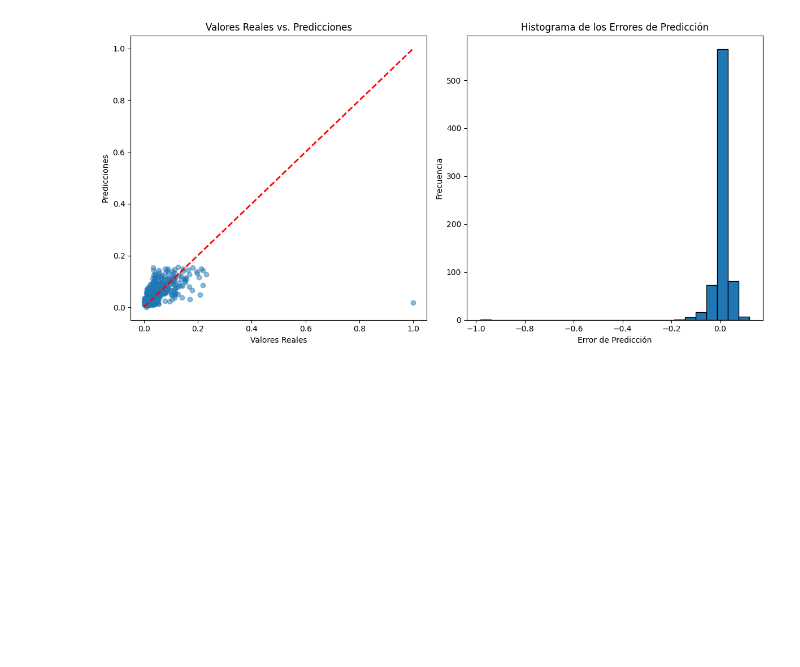
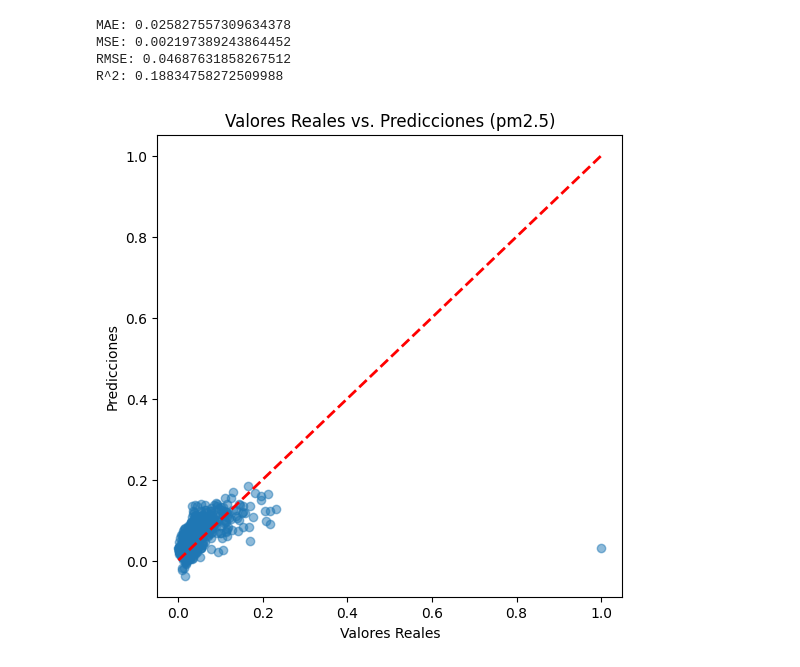
Before and after one commit to OmarMerino/Particulas_contaminantes_chillan, a Jupyter notebook: notebooks/model/regresion_pca.ipynb, the cells around one changed output. Saved outputs shown, nothing was run; the diff lists cells and outputs as text; code cells hidden in the pictures; blank space fills up the shorter version.

```diff
--- a/notebooks/model/regresion_pca.ipynb
+++ b/notebooks/model/regresion_pca.ipynb
@@ -100,14 +94,13 @@ Varianza explicada por los componentes: [0.3922348  0.17879473]
 # %%
 # Crear modelo de red neuronal
 model = Sequential([
-    Dense(64, activation='relu', input_shape=(2,)),
-    Dense(32, activation='relu'),
-    Dense(1)  # Salida única, para predecir 'pm10' por ejemplo
+    Dense(6, activation='relu', input_shape=(X_train_pca.shape[1],)),
+    Dense(1, activation='linear')
 ])
 
 # Compilar modelo
 model.compile(optimizer='adam', loss='mean_squared_error')
 
-# Entrenar modelo (usando pm10 como variable objetivo para este ejemplo)
-model.fit(X_train_pca, y_train[['pm2.5']], epochs=50, validation_split=0.2, batch_size=42)
+# entrenar modelo usandod pm10 como objetivo
+model.fit(X_train_pca, y_train, epochs=50, validation_split=0.2, batch_size=42, verbose=0)
 # %% [output]
@@ -154,0 +108,2 @@ Conjunto Temporal de Prueba: MSE: 0.00, RMSE: 0.05, R2: 0.10
+# %%
+y_pred = model.predict(X_temp_pca)
@@ -155,28 +112,29 @@ Conjunto Temporal de Prueba: MSE: 0.00, RMSE: 0.05, R2: 0.10
+# %%
+# Calcular métricas
+mae = mean_absolute_error(y_temp[['pm10']], y_pred)
+mse = mean_squared_error(y_temp[['pm10']], y_pred)
+rmse = np.sqrt(mse)
+r2 = r2_score(y_temp[['pm2.5']], y_pred)
+
+# Mostrar métricas
+print(f"MAE: {mae}")
+print(f"MSE: {mse}")
+print(f"RMSE: {rmse}")
+print(f"R^2: {r2}")
+# %% [output]
+MAE: 0.025827557309634378
+MSE: 0.002197389243864452
+RMSE: 0.04687631858267512
+R^2: 0.18834758272509988
 # %%
-plt.figure(figsize=(12, 6))
-
-# Gráfico de dispersión de valores reales vs. predichos
-plt.subplot(1, 2, 1)
-plt.scatter(y_temp[['pm2.5']], y_pred_temp, alpha=0.5)
-plt.title('Valores Reales vs. Predicciones')
+plt.figure(figsize=(6, 6))
+plt.scatter(y_temp[['pm2.5']], y_pred[:, 0], alpha=0.5)
+plt.title('Valores Reales vs. Predicciones (pm2.5)')
 plt.xlabel('Valores Reales')
 plt.ylabel('Predicciones')
-
-# Línea de identidad: una línea diagonal donde y=x.
-# Los puntos en esta línea indican predicciones perfectas.
 plt.plot([y_temp[['pm2.5']].min(), y_temp[['pm2.5']].max()],
          [y_temp[['pm2.5']].min(), y_temp[['pm2.5']].max()],
          '--k', linewidth=2, color='red')
-
-# Histograma de los errores de predicción
-plt.subplot(1, 2, 2)
-error = y_pred_temp.flatten() - y_temp[['pm2.5']].values.flatten()
-plt.hist(error, bins=25, edgecolor='black')
-plt.title('Histograma de los Errores de Predicción')
-plt.xlabel('Error de Predicción')
-plt.ylabel('Frecuencia')
-
-plt.tight_layout()  # Ajusta automáticamente los subgráficos para que encajen en la figura
 plt.show()
 # %% [output]
-[figure, old version]
+[figure, new version]
```
Also changed, not shown: parts of 8 cells of this notebook, 2 other files.
